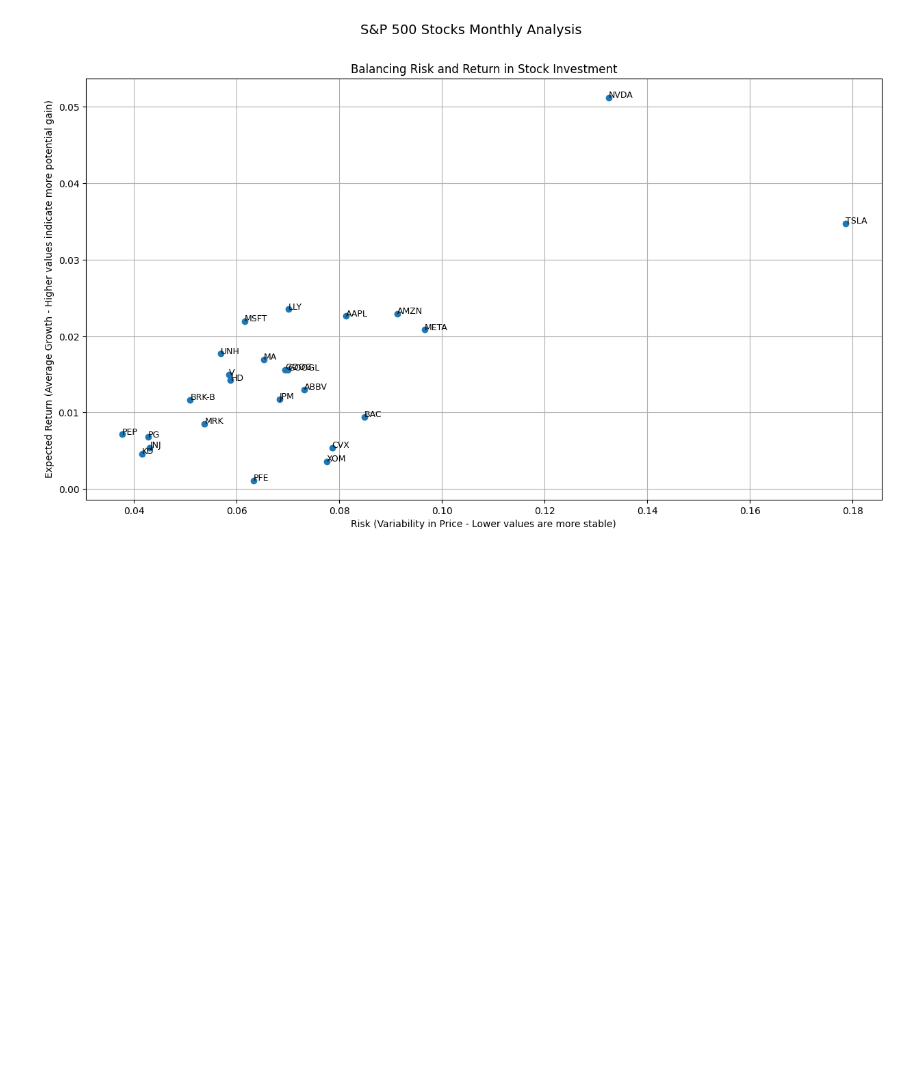
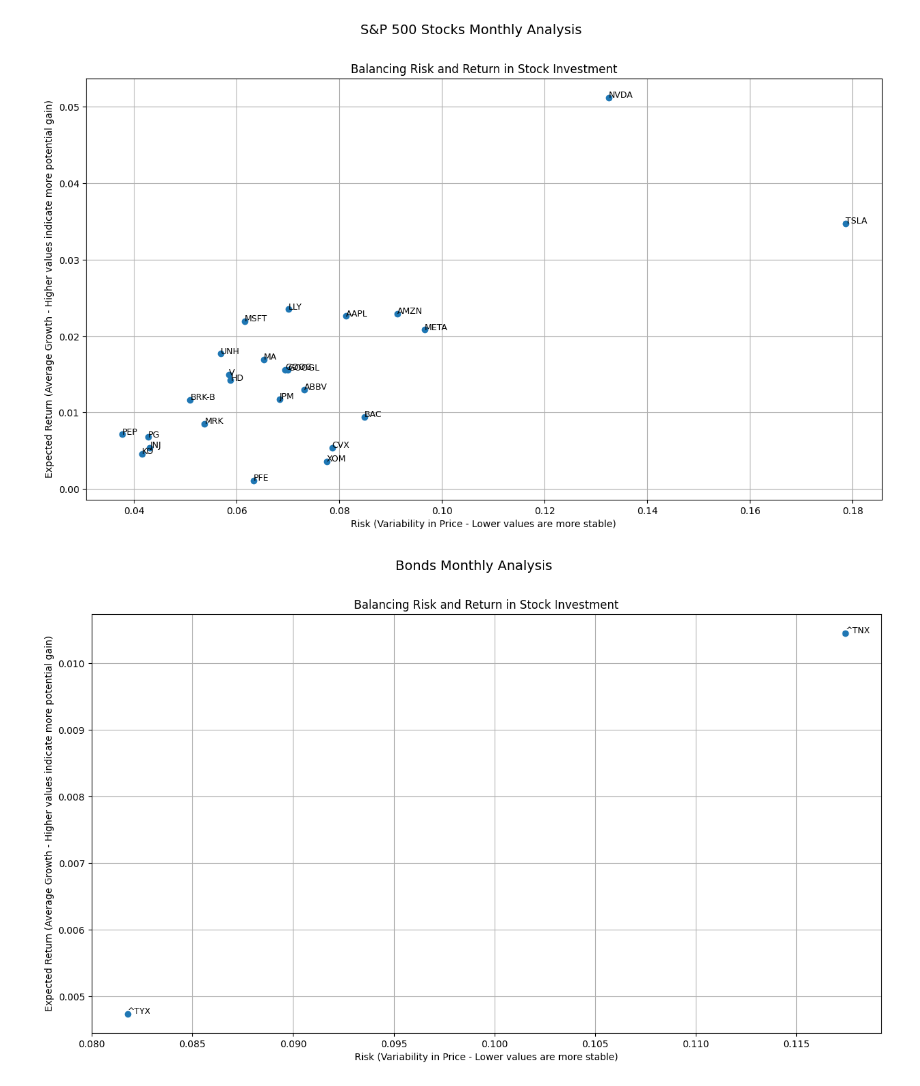
Before and after one commit to kahbelank/Investment-Chatbot, a Jupyter notebook: Data Collection & Processing/risk_return_analysis.ipynb, the cells around one changed output. Drawn from its saved outputs; the diff is of its cells as text; code cells hidden in the pictures; blank space fills up the shorter version.

Commit message:
added analysis for bonds and crypto

```diff
--- a/Data Collection & Processing/risk_return_analysis.ipynb
+++ b/Data Collection & Processing/risk_return_analysis.ipynb
@@ -49,3 +49,54 @@ plt.suptitle('S&P 500 Stocks Monthly Analysis', fontsize=14)
 plt.show()
 # %% [output]
 [figure]
+# %%
+import matplotlib.pyplot as plt
+import pandas as pd
+import os
+
+stock_path = '../Data Collection & Processing/bonds'
+df = pd.DataFrame()
+for file in os.listdir(stock_path):
+    # Derive the symbol from the filename
+    symbol = file.split('.')[0]
+
+    # Load the data
+    path = os.path.join(stock_path, file)
+    df_stock = pd.read_csv(path)
+
+    # Set the Date as index column
+    df_stock['Date'] = pd.to_datetime(df_stock['Date'])
+    df_stock = df_stock.set_index('Date')
+
+    # Resample based on months and compute the changes
+    resampled = df_stock.resample('BM')
+    monthly = resampled.apply(lambda x: x[-1])
+    df[symbol] = monthly['Open'].pct_change()
+
+# Drop NaNs
+df = df.dropna()
+
+# Make the plot
+x = df.std().tolist()
+y = df.mean().tolist()
+symbols = df.columns
+
+plt.figure(figsize=(15,8))
+
+# Scatterplot and annotation
+plt.scatter(x, y)
+for index, symbol in enumerate(symbols):
+    plt.annotate(symbol, (x[index], y[index]), fontsize=9)
+
+# Add gridlines
+plt.grid(True)
+
+# Enhanced Title and Axis Labels
+plt.xlabel('Risk (Variability in Price - Lower values are more stable)')
+plt.ylabel('Expected Return (Average Growth - Higher values indicate more potential gain)')
+plt.title('Balancing Risk and Return in Stock Investment')
+plt.suptitle('Bonds Monthly Analysis', fontsize=14)
+
+plt.show()
+# %% [output]
+[figure, added]
```
Also changed, not shown: parts of 1 cell of this notebook, 5 other files.
